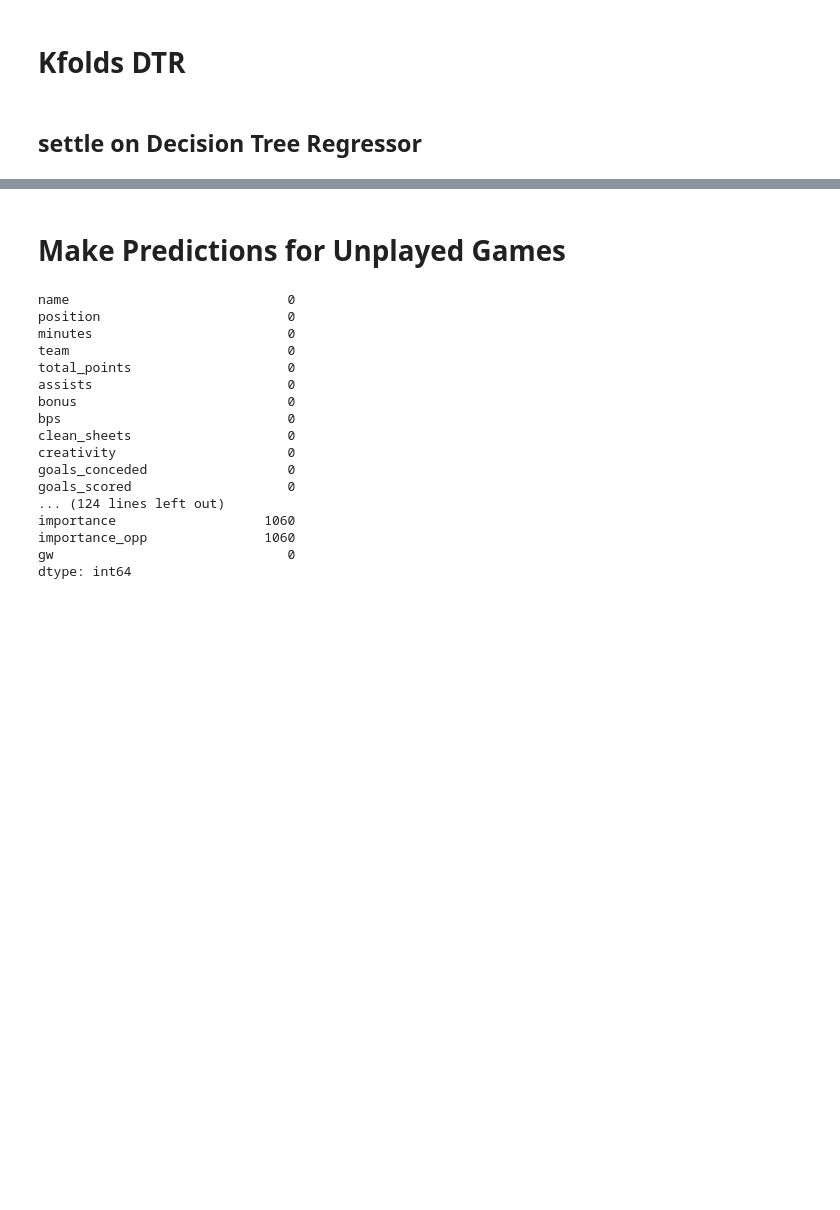
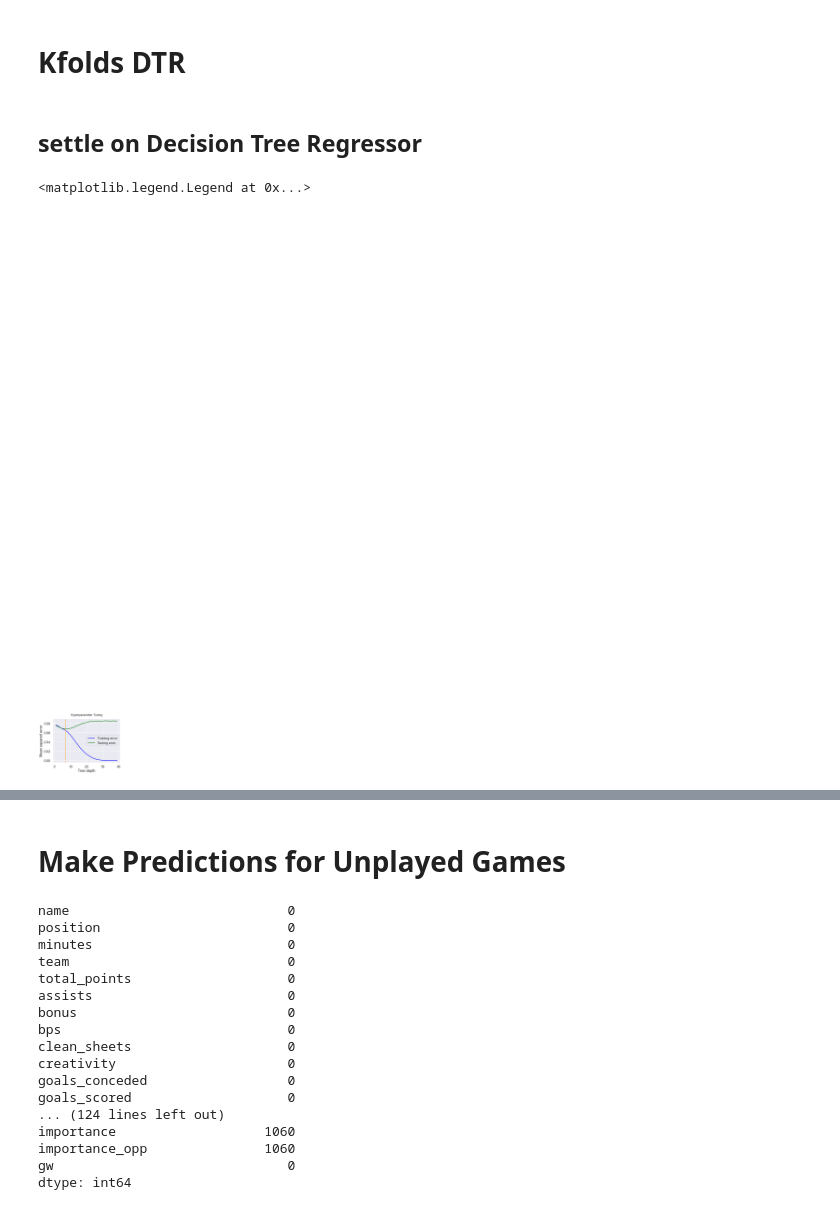
Before and after one commit to andrewjoelpeters/fpl, a Jupyter notebook: predictor.ipynb, the cells around one changed output, grey strips where cells are left out. Drawn from its saved outputs; the diff is of its cells as text; code cells hidden in the pictures; blank space fills up the shorter version.

```diff
--- a/predictor.ipynb
+++ b/predictor.ipynb
@@ -1112,2 +1123,23 @@ DTR: 2.677772 (0.174938)
+# %%
+training_error = []
+testing_error = []
+
+max_depths = range(1, 40)
+
+for depth in max_depths:
+    model = DecisionTreeRegressor(max_depth=depth)
+    model.fit(X_train, y_train)
+    training_error.append(mean_absolute_error(model.predict(X_train), y_train))
+    testing_error.append(mean_absolute_error(model.predict(X_test), y_test))
+
+plt.plot(max_depths, training_error, color='blue', label='Training error')
+plt.plot(max_depths, testing_error, color='green', label='Testing error')
+plt.xlabel('Tree depth')
+plt.ylabel('Mean squared error')
+plt.title('Hyperparameter Tuning', pad=15, size=15)
+plt.legend()
+# %% [output]
+<matplotlib.legend.Legend at 0x...>
+[figure, added]
 # %%
 #clf = RandomForestRegressor()
```
Also changed, not shown: parts of 17 cells of this notebook.
